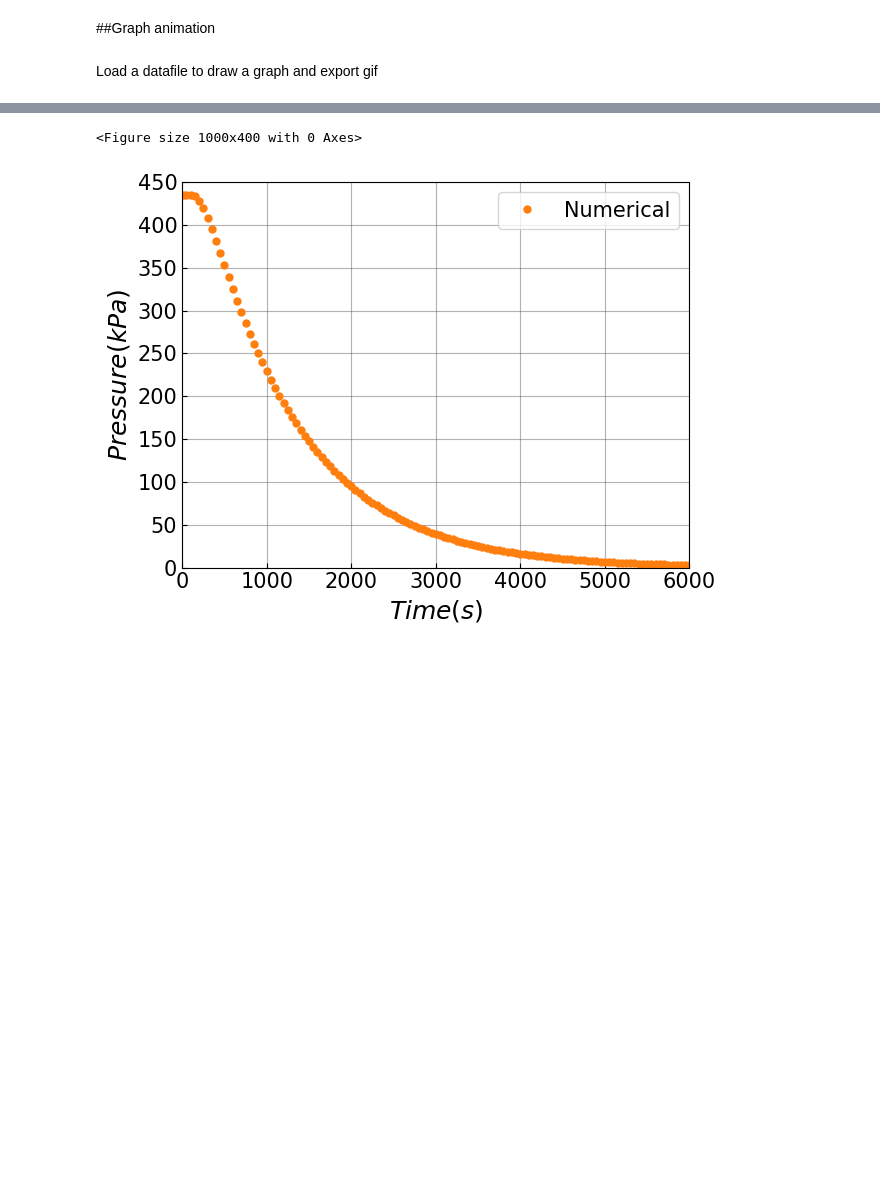
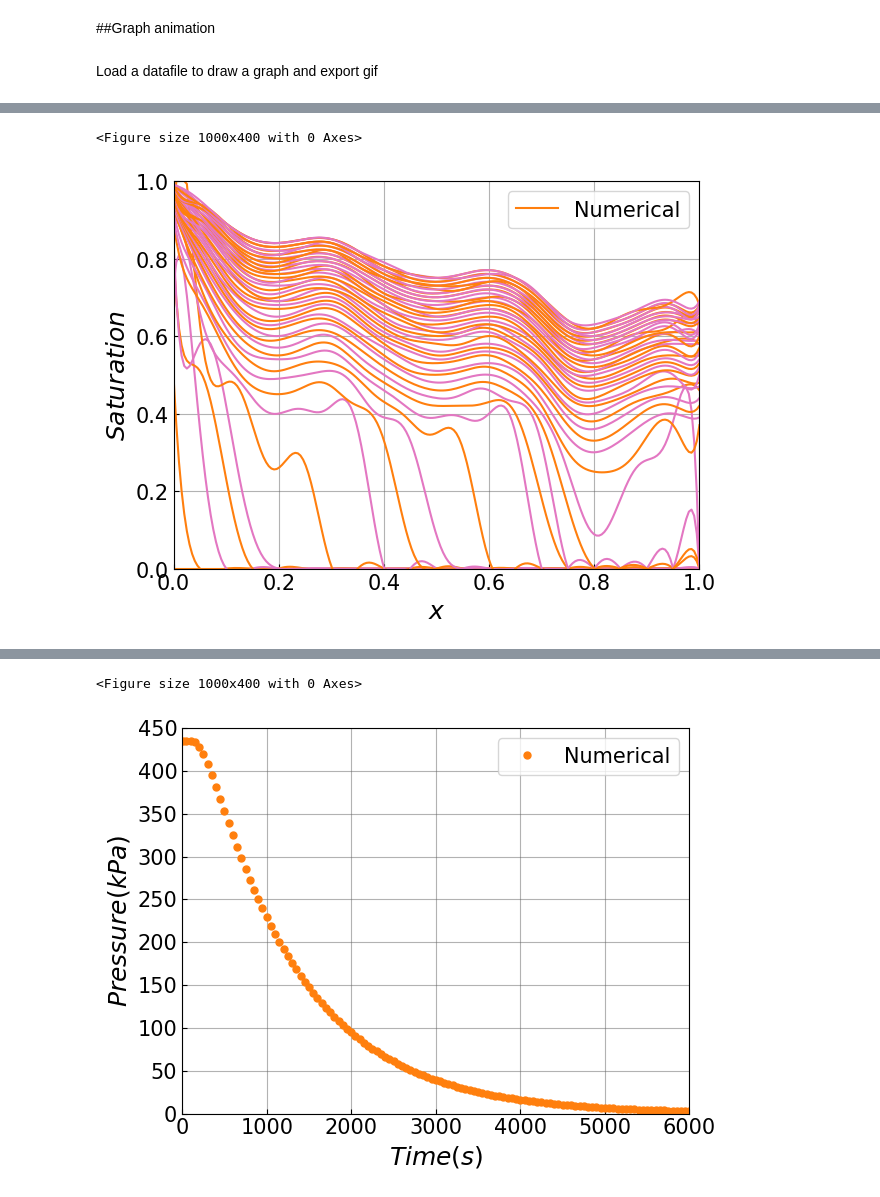
Before and after one commit to mfdali/two-phase-flow, a Jupyter notebook: fenics/graph_animation.ipynb, the cells around one changed output, grey strips where cells are left out. Cells and saved outputs as stored; diff of their text form; code cells hidden in the pictures; blank space fills up the shorter version.

```diff
--- a/fenics/graph_animation.ipynb
+++ b/fenics/graph_animation.ipynb
@@ -54,0 +61,3 @@ Load a datafile to draw a graph and export gif
+# %%
+# Load database with pandas
+saturation_front = pd.read_csv('saturation-time_darcy-two-phase.txt', sep=',',names=[0.0,0.05,0.1,0.15,0.2,0.25,0.3,0.35,0.40,0.45,0.5,0.55,0.6,0.65,0.7,0.75,0.8,0.85,0.9,0.95,1.0])
@@ -54,0 +72,64 @@ Load a datafile to draw a graph and export gif
+# %%
+x_list = saturation_front.columns
+# %%
+#### GRAPH ####
+from scipy.interpolate import make_interp_spline, BSpline
+
+#define x as 200 equally spaced values between the min and max of original x
+xnew = np.linspace(x_list.min(), x_list.max(), 200)
+
+# Create Figure with Matplotlib
+plt.figure(figsize=[10,4])
+fig, ax = plt.subplots()
+
+# Plot the first series to insert the legend
+#define spline with degree k=7
+y = saturation_front.iloc[0,:]
+spl = make_interp_spline(x_list, y, k=7)
+y_smooth = spl(xnew)
+y_smooth[y_smooth > 1.0] = 1.0
+ax.plot(xnew, y_smooth, '-', markersize=5, color='C1', label="Numerical")
+
+# Plot the rest of data
+step_size = 5 # Jump some timesteps
+for i in range(1,len(saturation_front),step_size):
+  y = saturation_front.iloc[i,:]
+  #define spline with degree k=7
+  spl = make_interp_spline(x_list, y, k=7)
+  y_smooth = spl(xnew)
+  y_smooth[y_smooth > 1.0] = 1.0
+  ax.plot(xnew, y_smooth, '-', markersize=5, color='C'+str(i))
+#ax.plot(temps[:],(p_anat[:,0])/1000,'s', markersize=6, markeredgecolor='k', color='None', markeredgewidth=1.5, label='Analytical')
+#ax.plot((ptime[:]), (ux[:])*1000,  linestyle='solid', color='k', linewidth=1, label='Analytical')
+
+# Label the axis
+ax.set_xlabel("$x$", fontsize = 18)
+ax.set_ylabel("$Saturation$", fontsize = 18)
+ax.set_xlim(0,1.0) #xaxis range
+ax.set_ylim(0,1.0) #yaxis range
+
+# Graph settings
+# Show the major grid lines with dark grey lines
+plt.grid(b=True, which='major', color='#666666', linestyle='-', alpha=0.5)
+
+# Show the minor grid lines with very faint and almost transparent grey lines
+#plt.minorticks_on()
+#plt.grid(b=True, which='minor', color='#606060', linestyle='-', alpha=0.2)
+#ax.grid(True)
+ax.legend(loc=1)
+plt.style.use('default')
+#plt.style.use('classic')
+#plt.rcParams['text.usetex'] = True
+fig.patch.set_facecolor('xkcd:white')
+fig.tight_layout()
+plt.rcParams['font.size'] = 15
+plt.rcParams['legend.fontsize'] = 15
+plt.rcParams['xtick.direction'] = 'in'
+plt.rcParams['ytick.direction'] = 'in'
+#plt.legend(title="Time(s)", bbox_to_anchor=(1.05, 1.0), loc='upper left', fancybox=True)
+
+# Save one static graph (Optional)
+#plt.savefig("terzaghi_mono_ptime.png")
+# %% [output]
+<Figure size 1000x400 with 0 Axes>
+[figure, added]
```
Also changed, not shown: parts of 6 cells of this notebook.
